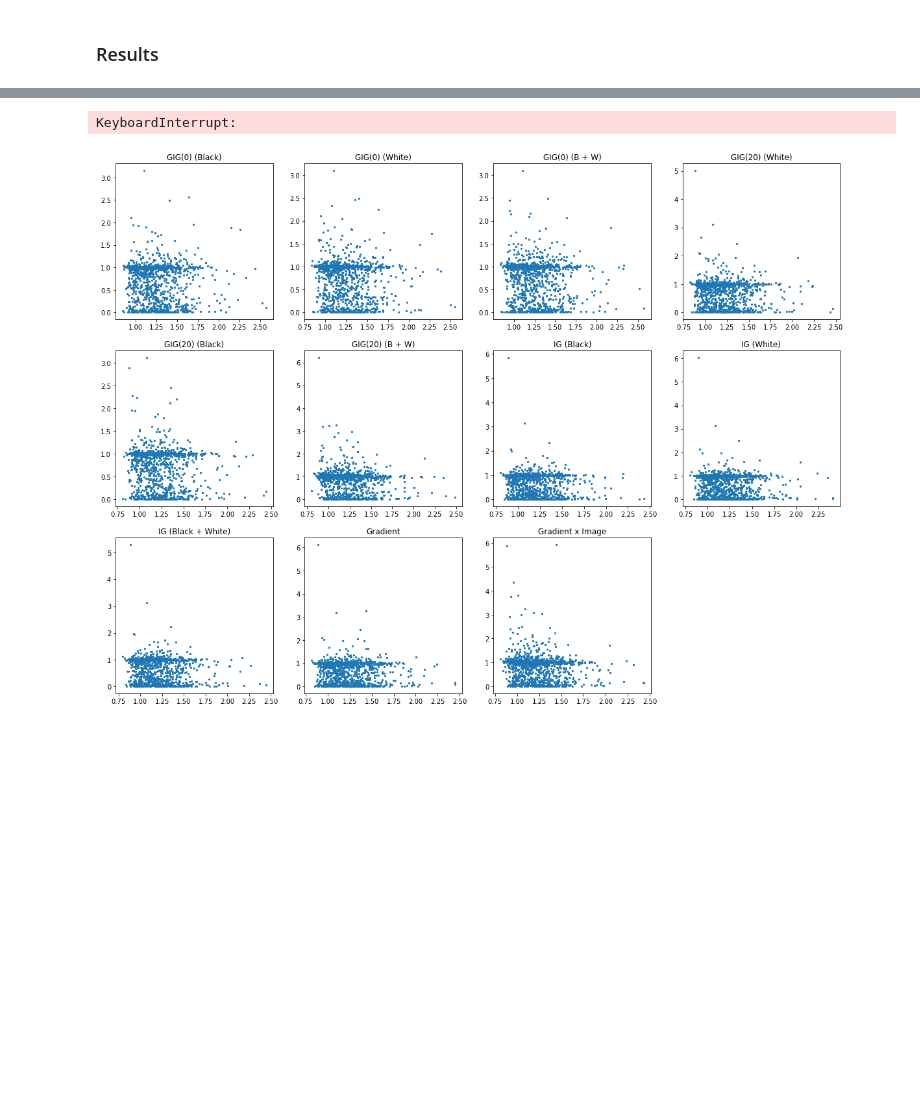
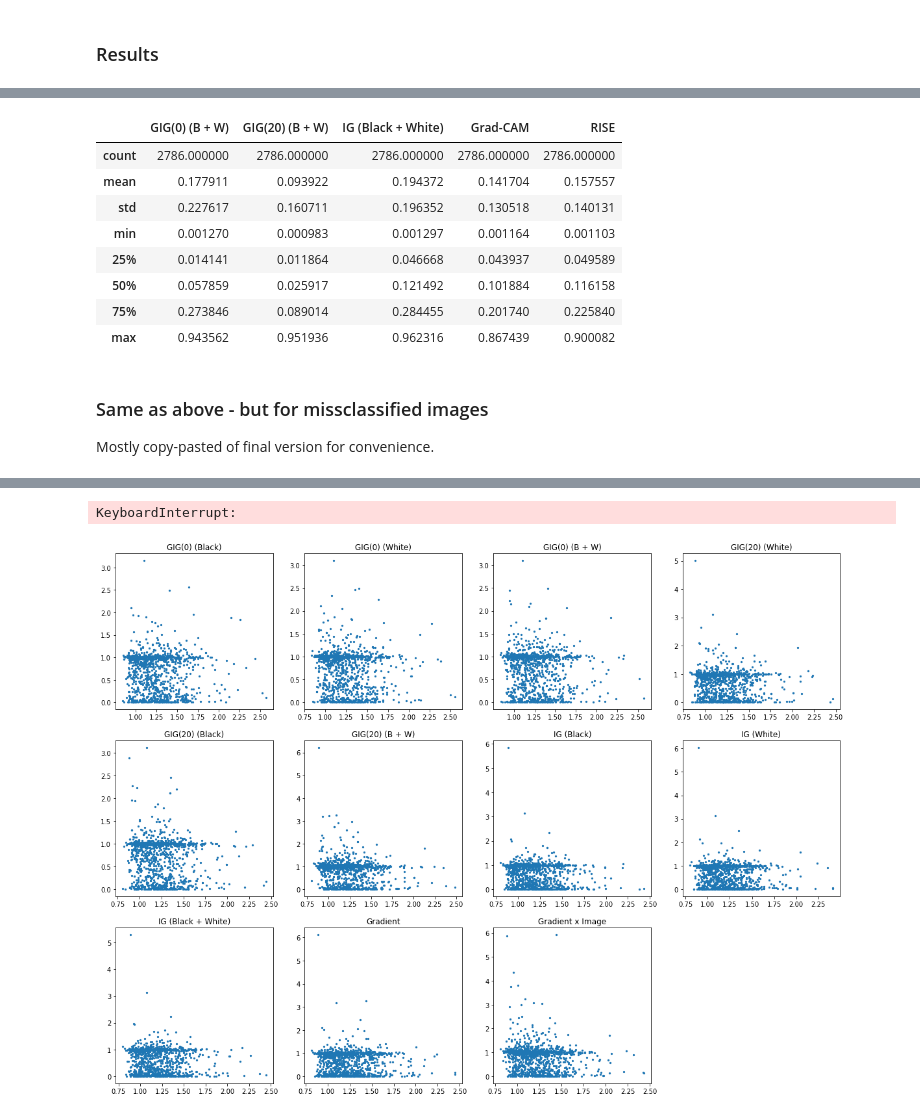
Before and after one commit to axelmy/DD2421, a Jupyter notebook: ImageNet-compute.ipynb, the cells around one changed output, grey strips where cells are left out. Drawn from its saved outputs; the diff is of its cells as text; code cells hidden in the pictures; blank space fills up the shorter version.

```diff
--- a/ImageNet-GIG-compute.ipynb
+++ b/ImageNet-compute.ipynb
@@ -481,0 +520,16 @@ ress.to_csv('results.csv')
+# %%
+ress_deletion_df.to_csv('results_deletion.csv')
+ress_deletion_df.describe()
+# %% [output]
+|  | GIG(0) (B + W) | GIG(20) (B + W) | IG (Black + White) | Grad-CAM | RISE |
+| count | 2786.000000 | 2786.000000 | 2786.000000 | 2786.000000 | 2786.000000 |
+| mean | 0.177911 | 0.093922 | 0.194372 | 0.141704 | 0.157557 |
+| std | 0.227617 | 0.160711 | 0.196352 | 0.130518 | 0.140131 |
+| min | 0.001270 | 0.000983 | 0.001297 | 0.001164 | 0.001103 |
+| 25% | 0.014141 | 0.011864 | 0.046668 | 0.043937 | 0.049589 |
+| 50% | 0.057859 | 0.025917 | 0.121492 | 0.101884 | 0.116158 |
+| 75% | 0.273846 | 0.089014 | 0.284455 | 0.201740 | 0.225840 |
+| max | 0.943562 | 0.951936 | 0.962316 | 0.867439 | 0.900082 |
+# %% [markdown]
+### Same as above - but for missclassified images
+Mostly copy-pasted of final version for convenience.
```
Also changed, not shown: parts of 14 cells of this notebook, 5 other files.
